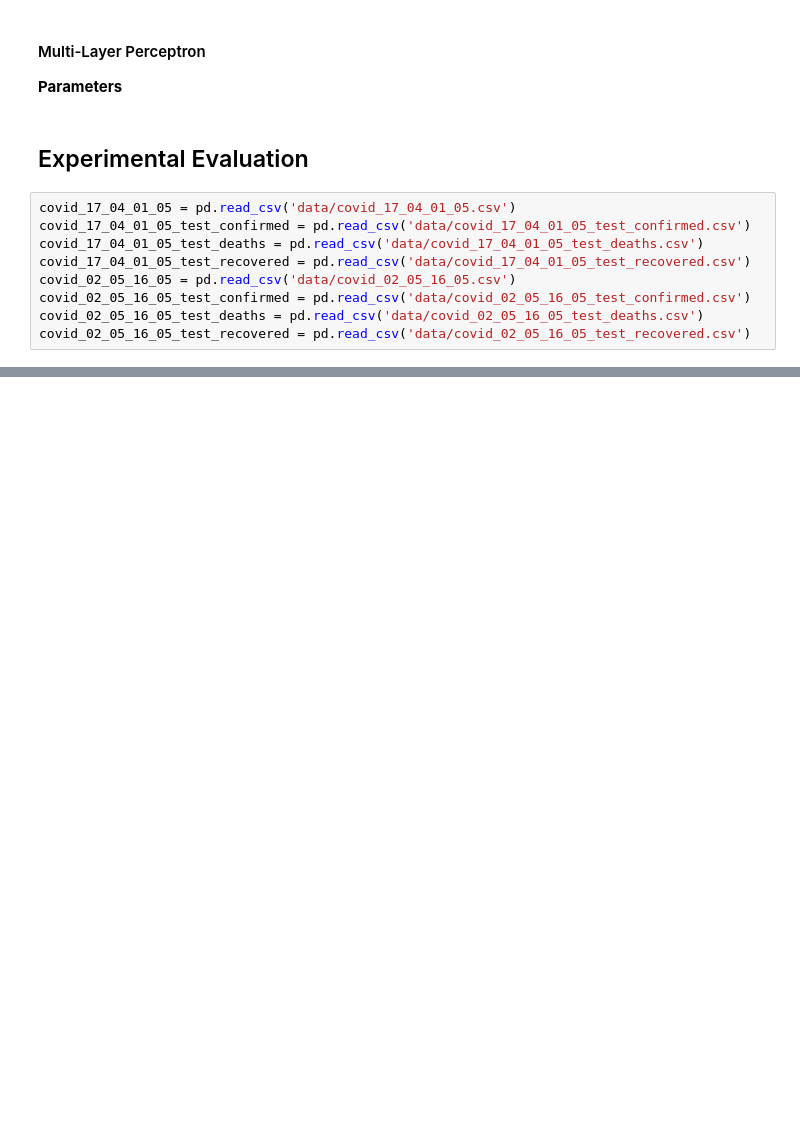
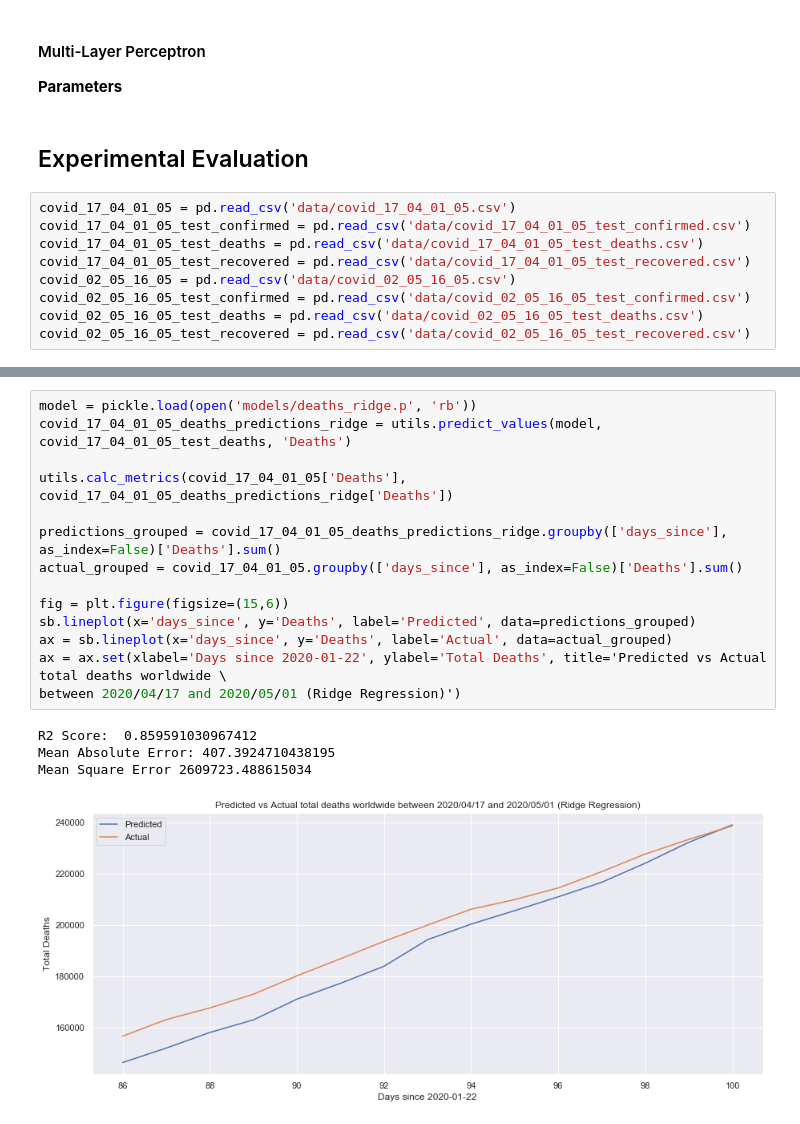
Before and after one commit to fcfalmeida/iart-covid-19, a Jupyter notebook: Notebook.ipynb, the cells around one changed output, grey strips where cells are left out. Cells and saved outputs as stored; diff of their text form; blank space fills up the shorter version.

Commit message:
add predictions for deaths and recovered for Ridge Regression between 2020/04/17 and 2020/05/01

```diff
--- a/Notebook.ipynb
+++ b/Notebook.ipynb
@@ -159 +223,20 @@ Mean Square Error 461082371.23238313
 [figure]
+# %%
+model = pickle.load(open('models/deaths_ridge.p', 'rb'))
+covid_17_04_01_05_deaths_predictions_ridge = utils.predict_values(model, covid_17_04_01_05_test_deaths, 'Deaths')
+
+utils.calc_metrics(covid_17_04_01_05['Deaths'], covid_17_04_01_05_deaths_predictions_ridge['Deaths'])
+
+predictions_grouped = covid_17_04_01_05_deaths_predictions_ridge.groupby(['days_since'], as_index=False)['Deaths'].sum()
+actual_grouped = covid_17_04_01_05.groupby(['days_since'], as_index=False)['Deaths'].sum()
+
+fig = plt.figure(figsize=(15,6))
+sb.lineplot(x='days_since', y='Deaths', label='Predicted', data=predictions_grouped)
+ax = sb.lineplot(x='days_since', y='Deaths', label='Actual', data=actual_grouped)
+ax = ax.set(xlabel='Days since 2020-01-22', ylabel='Total Deaths', title='Predicted vs Actual total deaths worldwide \
+between 2020/04/17 and 2020/05/01 (Ridge Regression)')
+# %% [output]
+R2 Score:  0.859591030967412
+Mean Absolute Error: 407.3924710438195
+Mean Square Error 2609723.488615034
+[figure, added]
```
Also changed, not shown: parts of 7 cells of this notebook, 2 other files.
